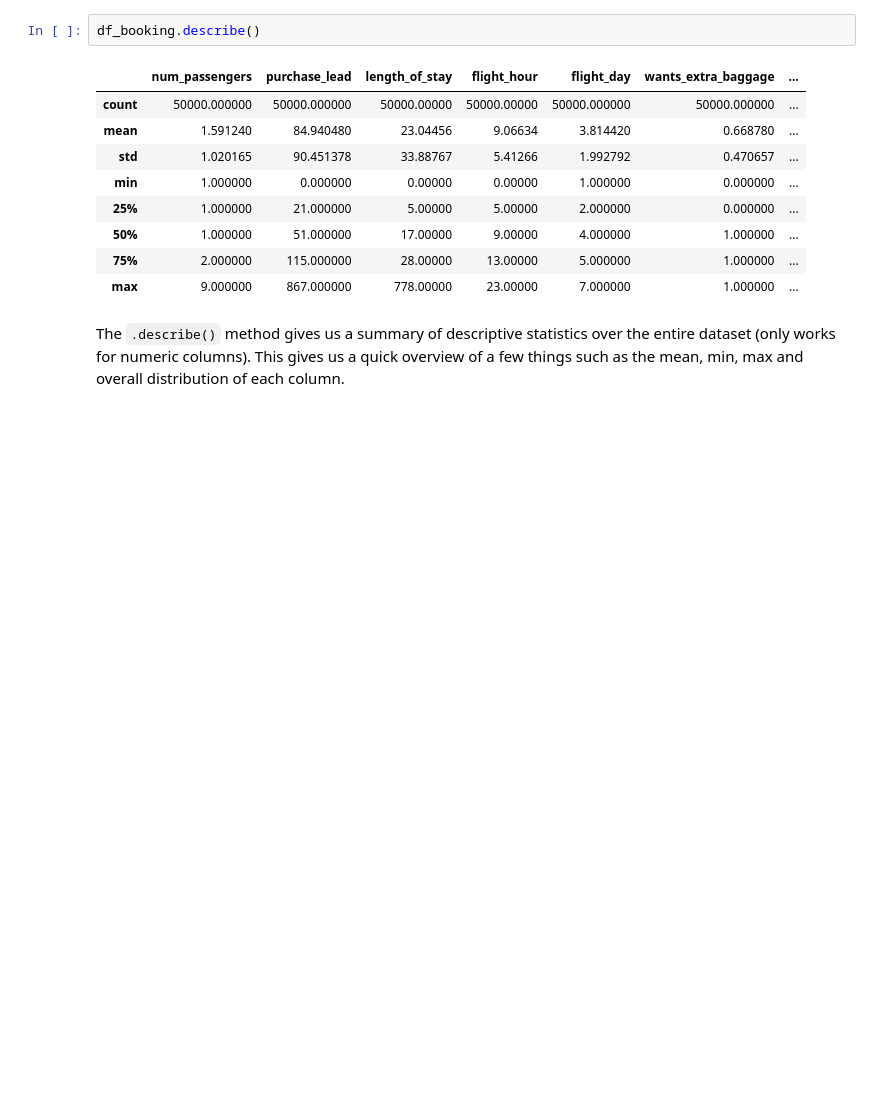
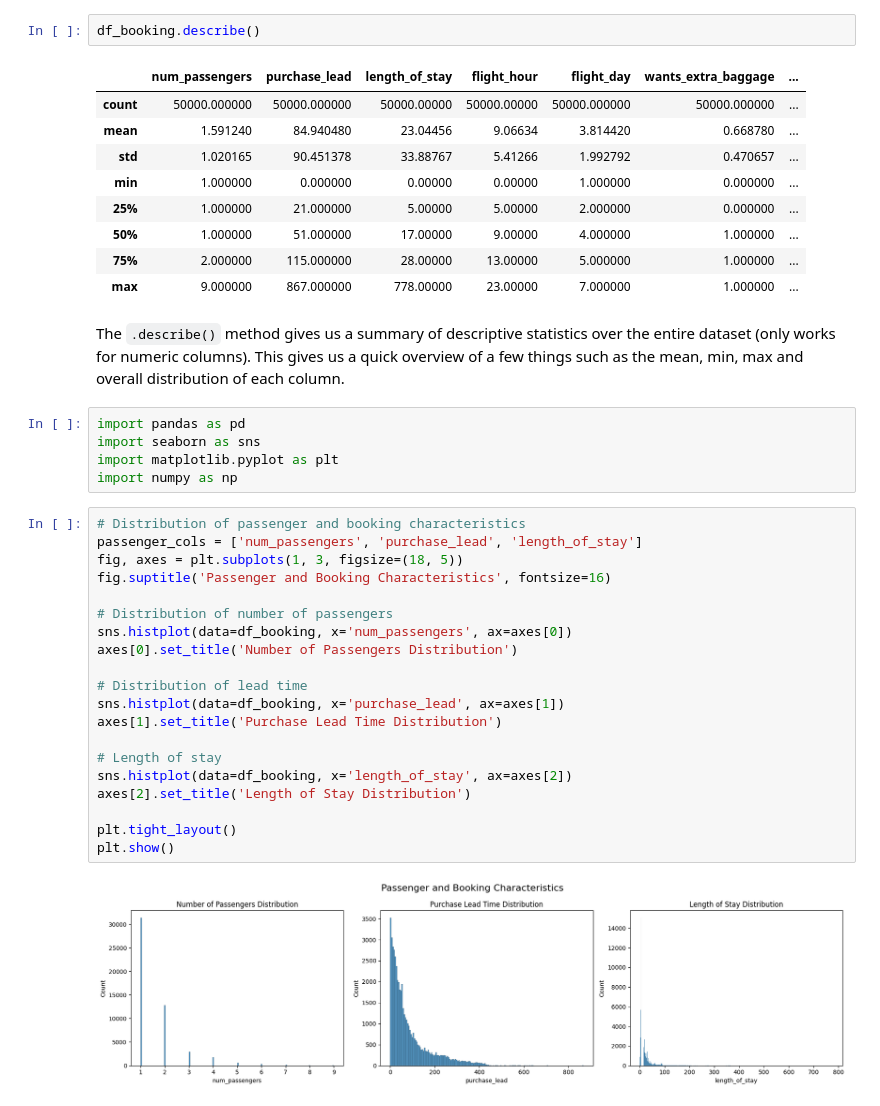
Before and after one commit to xzw9769/Personal-Practise, a Jupyter notebook: British Airways/ML.ipynb, the cells around one changed output. Saved outputs shown, nothing was run; the diff lists cells and outputs as text; blank space fills up the shorter version.

```diff
--- a/British Airways/ML.ipynb
+++ b/British Airways/ML.ipynb
@@ -97,3 +97,30 @@ df_booking.describe()
 | max | 9.000000 | 867.000000 | 778.00000 | 23.00000 | 7.000000 | 1.000000 | ... |
 # %% [markdown]
 The `.describe()` method gives us a summary of descriptive statistics over the entire dataset (only works for numeric columns). This gives us a quick overview of a few things such as the mean, min, max and overall distribution of each column.
+# %%
+import pandas as pd
+import seaborn as sns
+import matplotlib.pyplot as plt
+import numpy as np
+# %%
+# Distribution of passenger and booking characteristics
+passenger_cols = ['num_passengers', 'purchase_lead', 'length_of_stay']
+fig, axes = plt.subplots(1, 3, figsize=(18, 5))
+fig.suptitle('Passenger and Booking Characteristics', fontsize=16)
+
+# Distribution of number of passengers
+sns.histplot(data=df_booking, x='num_passengers', ax=axes[0])
+axes[0].set_title('Number of Passengers Distribution')
+
+# Distribution of lead time
+sns.histplot(data=df_booking, x='purchase_lead', ax=axes[1])
+axes[1].set_title('Purchase Lead Time Distribution')
+
+# Length of stay
+sns.histplot(data=df_booking, x='length_of_stay', ax=axes[2])
+axes[2].set_title('Length of Stay Distribution')
+
+plt.tight_layout()
+plt.show()
+# %% [output]
+[figure, added]
```
Also changed, not shown: parts of 28 cells of this notebook.
